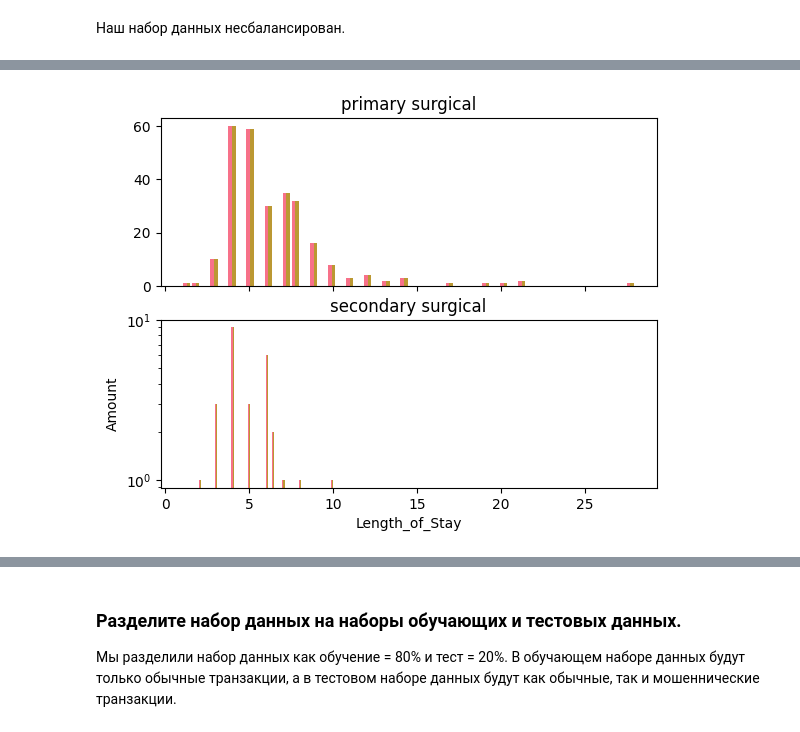
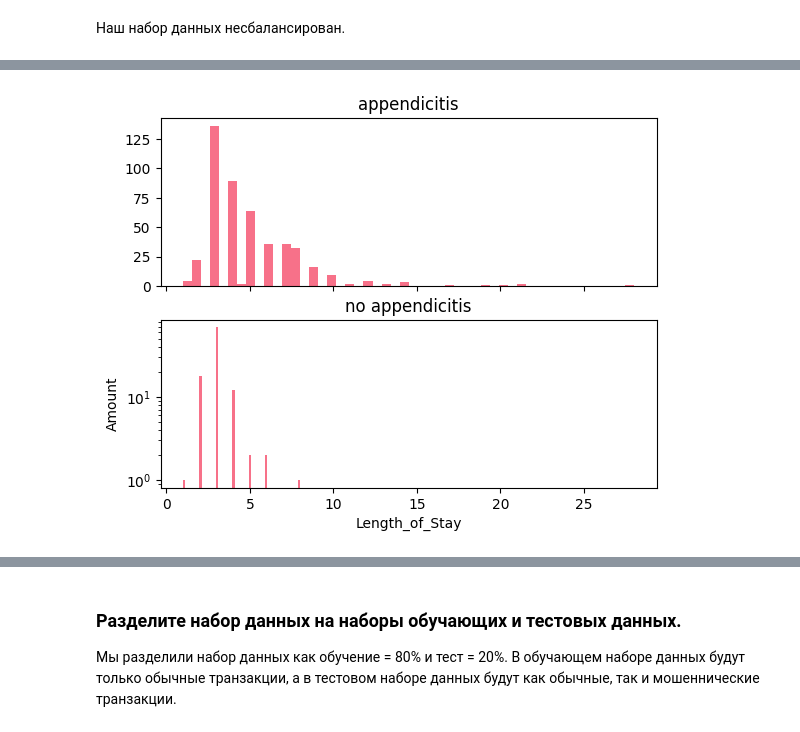
Before and after one commit to M0untain13/K4T1-ML, a Jupyter notebook: lab7.ipynb, the cells around one changed output, grey strips where cells are left out. Cells and saved outputs as stored; diff of their text form; code cells hidden in the pictures.

```diff
--- a/lab7.ipynb
+++ b/lab7.ipynb
@@ -95,7 +101,7 @@ for column in df.select_dtypes(include=['number']).columns:
 for column in df.select_dtypes(include=['object']).columns:
   df[column].fillna('no', inplace=True)
 # %%
-df = df.drop(df[df['Management'] == 'no'].index)
+df = df.drop(df[df['Diagnosis'] == 'no'].index)
 # %%
 labels = df[target].unique()
 labels
@@ -104,3 +110,6 @@ array(['primary surgical', 'secondary surgical'], dtype=object)
+# %%
+df = df.drop(df[df[target]=='no appendicitis'].iloc[::2].index)
+df = df.drop(df[df[target]=='no appendicitis'].iloc[::3].index)
 # %%
 count_classes = pd.value_counts(df[target], sort = True)
 count_classes.plot(kind = 'bar', rot=0, color="g")
@@ -168,0 +178,2 @@ plt.show()
+# %%
+df = df[['Appendix_Diameter', 'Length_of_Stay', 'Appendix_on_US', 'Paedriatic_Appendicitis_Score', 'Neutrophil_Percentage', target]]
@@ -169,6 +193,6 @@ plt.show()
 # %%
-primaryDF = df[df[target] == 'primary surgical']
-secondaryDF = df[df[target] == 'secondary surgical']
+primaryDF = df[df[target] == 'appendicitis']
+secondaryDF = df[df[target] == 'no appendicitis']
 # %%
 primaryDF.shape
 # %% [output]
@@ -180,19 +204,19 @@ secondaryDF.shape
 # %%
 f, (ax2, ax3) = plt.subplots(2, 1, sharex=True)
 
 bins = 50
 
 feature = 'Length_of_Stay'
 
 ax2.hist(primaryDF[feature], bins = bins)
-ax2.set_title('primary surgical')
+ax2.set_title('appendicitis')
 
 ax3.hist(secondaryDF[feature], bins = bins)
-ax3.set_title('secondary surgical')
+ax3.set_title('no appendicitis')
 
 plt.xlabel(feature)
 plt.ylabel('Amount')
 plt.yscale('log')
 plt.show();
 # %% [output]
-[figure, old version]
+[figure, new version]
```
Also changed, not shown: parts of 32 cells of this notebook.
